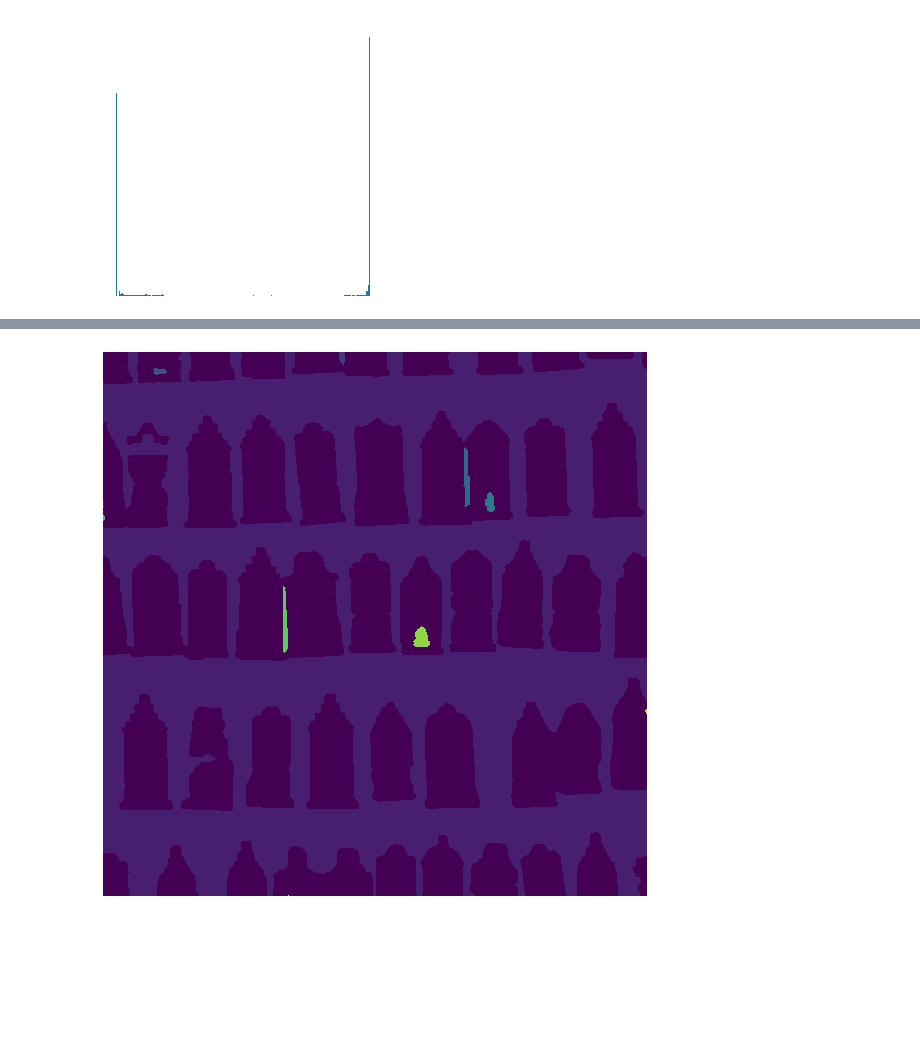
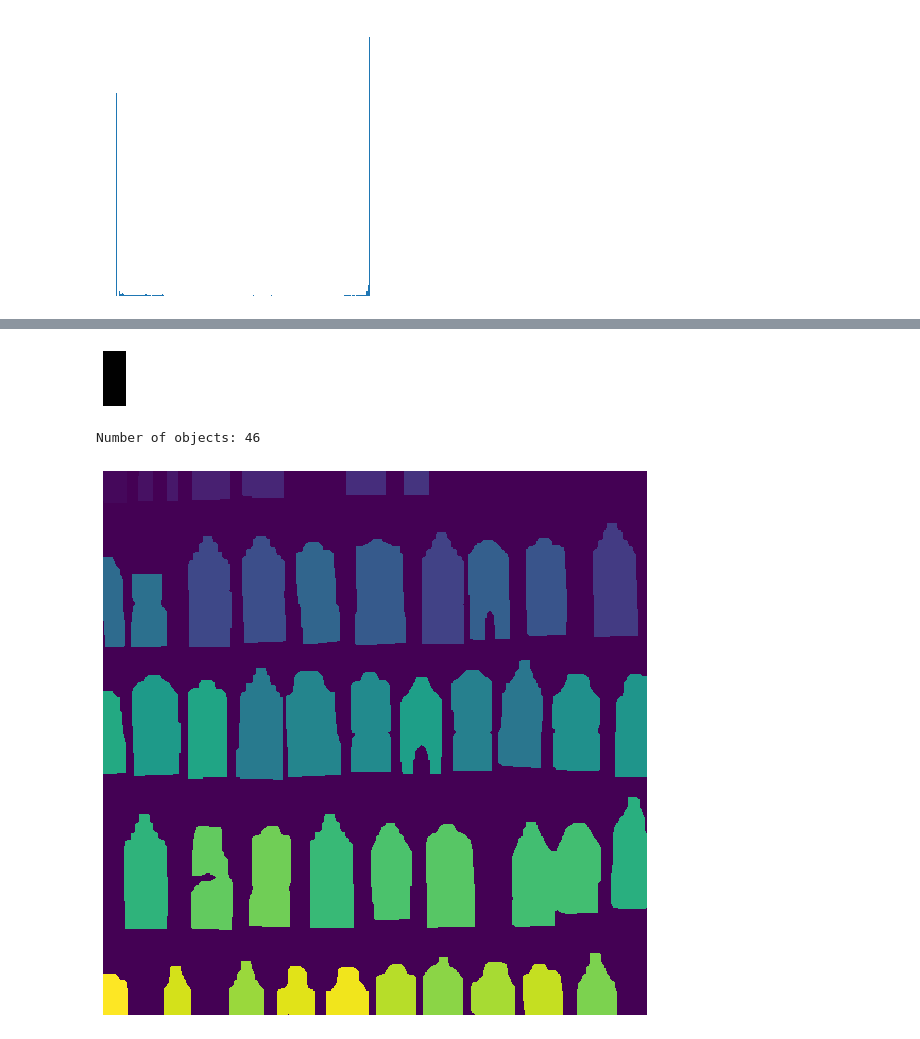
Before and after one commit to felixschloesser/DetectScratches, a Jupyter notebook: morphology/morphology.ipynb, the cells around one changed output, grey strips where cells are left out. Cells and saved outputs as stored; diff of their text form; code cells hidden in the pictures; blank space fills up the shorter version.

```diff
--- a/morphology/morphology.ipynb
+++ b/morphology/morphology.ipynb
@@ -32,4 +36,15 @@ Number of labels:  12
+# %%
+# morphology - opening to seperate better
+struc_elem = np.ones((12,5))
+show_img(struc_elem, size=((1,1)))
+img_open = morph.binary_opening(img, struc_elem, iterations=2)
+
+labels_open, num_obj_open = measure.label(img_open)
+print("Number of objects:", num_obj_open)
+# %% [output]
+[figure, added]
+Number of objects: 46
 # %%
-show_img(labels, size=(10,10), color=True)
+show_img(labels_open, size=(10,10), color=True)
 # %% [output]
-[figure, old version]
+[figure, new version]
```
Also changed, not shown: parts of 5 cells of this notebook.
